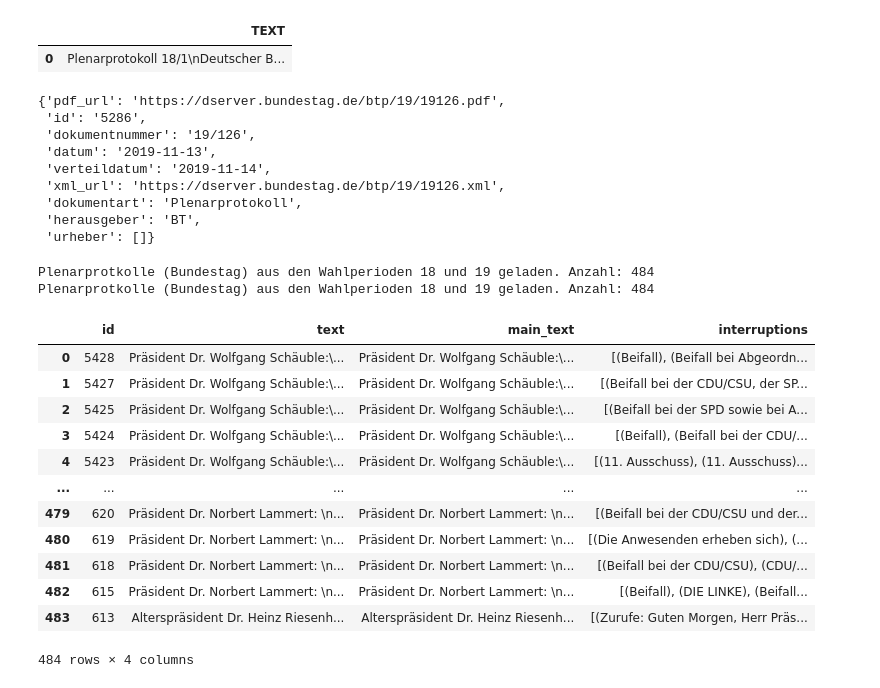
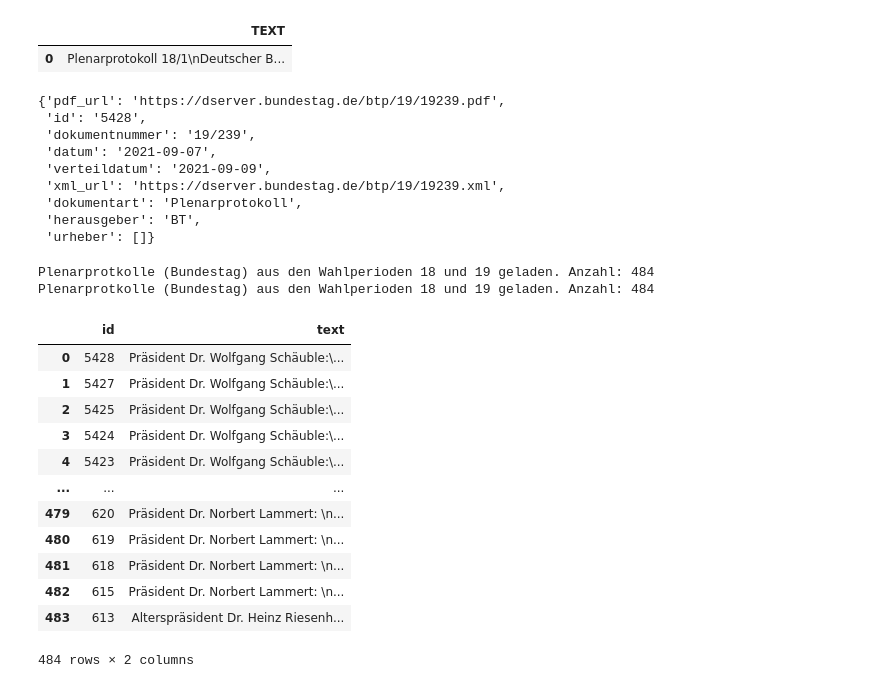
Before and after one commit to PaulaHagen/afd, a Jupyter notebook: start_here.ipynb, the cells around one changed output. Cells and saved outputs as stored; diff of their text form; code cells hidden in the pictures.

```diff
--- a/start_here.ipynb
+++ b/start_here.ipynb
@@ -45,37 +44,37 @@ text_file.close()
 # %%
 # Look into specific protocol -> pdf
 bta = bundestag_api.btaConnection(apikey = 'rgsaY4U.oZRQKUHdJhF9qguHMkwCGIoLaqEcaHjYLF')
-bta.get_plenaryprotocol('5286')['fundstelle']
+bta.get_plenaryprotocol('5428')['fundstelle']
+# oder direkt über Anpassung des Links mit Sitzungsnummer: https://dserver.bundestag.de/btp/18/18001.pdf
 # %% [output]
-{'pdf_url': 'https://dserver.bundestag.de/btp/19/19126.pdf',
- 'id': '5286',
- 'dokumentnummer': '19/126',
- 'datum': '2019-11-13',
- 'verteildatum': '2019-11-14',
- 'xml_url': 'https://dserver.bundestag.de/btp/19/19126.xml',
+{'pdf_url': 'https://dserver.bundestag.de/btp/19/19239.pdf',
+ 'id': '5428',
+ 'dokumentnummer': '19/239',
+ 'datum': '2021-09-07',
+ 'verteildatum': '2021-09-09',
+ 'xml_url': 'https://dserver.bundestag.de/btp/19/19239.xml',
  'dokumentart': 'Plenarprotokoll',
  'herausgeber': 'BT',
  'urheber': []}
 # %%
-# Try API package instead (takes 2-3 min.)
+# Try API package instead (takes ~ 2 min.)
 metadata = get_metadata()
 textdata = get_textdata()
-textdata = identify_interruptions(textdata)
 textdata
 # %% [output]
 Plenarprotkolle (Bundestag) aus den Wahlperioden 18 und 19 geladen. Anzahl: 484
 Plenarprotkolle (Bundestag) aus den Wahlperioden 18 und 19 geladen. Anzahl: 484
-|  | id | text | main_text | interruptions |
-| 0 | 5428 | Präsident Dr. Wolfgang Schäuble:\... | Präsident Dr. Wolfgang Schäuble:\... | [(Beifall), (Beifall bei Abgeordn... |
-| 1 | 5427 | Präsident Dr. Wolfgang Schäuble:\... | Präsident Dr. Wolfgang Schäuble:\... | [(Beifall bei der CDU/CSU, der SP... |
-| 2 | 5425 | Präsident Dr. Wolfgang Schäuble:\... | Präsident Dr. Wolfgang Schäuble:\... | [(Beifall bei der SPD sowie bei A... |
-| 3 | 5424 | Präsident Dr. Wolfgang Schäuble:\... | Präsident Dr. Wolfgang Schäuble:\... | [(Beifall), (Beifall bei der CDU/... |
-| 4 | 5423 | Präsident Dr. Wolfgang Schäuble:\... | Präsident Dr. Wolfgang Schäuble:\... | [(11. Ausschuss), (11. Ausschuss)... |
-| ... | ... | ... | ... | ... |
-| 479 | 620 | Präsident Dr. Norbert Lammert: \n... | Präsident Dr. Norbert Lammert: \n... | [(Beifall bei der CDU/CSU und der... |
-| 480 | 619 | Präsident Dr. Norbert Lammert: \n... | Präsident Dr. Norbert Lammert: \n... | [(Die Anwesenden erheben sich), (... |
-| 481 | 618 | Präsident Dr. Norbert Lammert: \n... | Präsident Dr. Norbert Lammert: \n... | [(Beifall bei der CDU/CSU), (CDU/... |
-| 482 | 615 | Präsident Dr. Norbert Lammert: \n... | Präsident Dr. Norbert Lammert: \n... | [(Beifall), (DIE LINKE), (Beifall... |
-| 483 | 613 | Alterspräsident Dr. Heinz Riesenh... | Alterspräsident Dr. Heinz Riesenh... | [(Zurufe: Guten Morgen, Herr Präs... |
+|  | id | text |
+| 0 | 5428 | Präsident Dr. Wolfgang Schäuble:\... |
+| 1 | 5427 | Präsident Dr. Wolfgang Schäuble:\... |
+| 2 | 5425 | Präsident Dr. Wolfgang Schäuble:\... |
+| 3 | 5424 | Präsident Dr. Wolfgang Schäuble:\... |
+| 4 | 5423 | Präsident Dr. Wolfgang Schäuble:\... |
+| ... | ... | ... |
+| 479 | 620 | Präsident Dr. Norbert Lammert: \n... |
+| 480 | 619 | Präsident Dr. Norbert Lammert: \n... |
+| 481 | 618 | Präsident Dr. Norbert Lammert: \n... |
+| 482 | 615 | Präsident Dr. Norbert Lammert: \n... |
+| 483 | 613 | Alterspräsident Dr. Heinz Riesenh... |
-484 rows × 4 columns
+484 rows × 2 columns
 # %%
```
Also changed, not shown: parts of 7 cells of this notebook, 2 other files.
